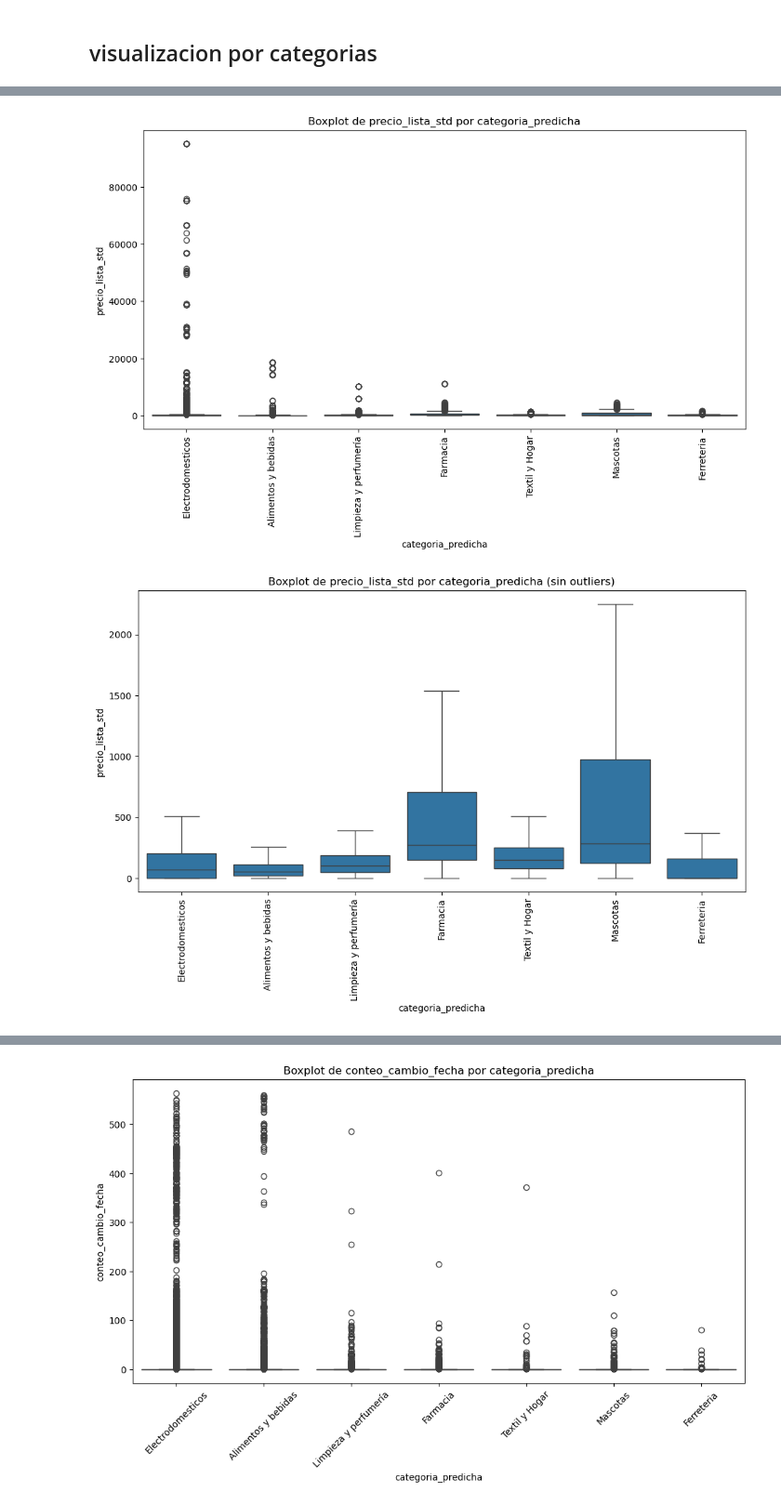
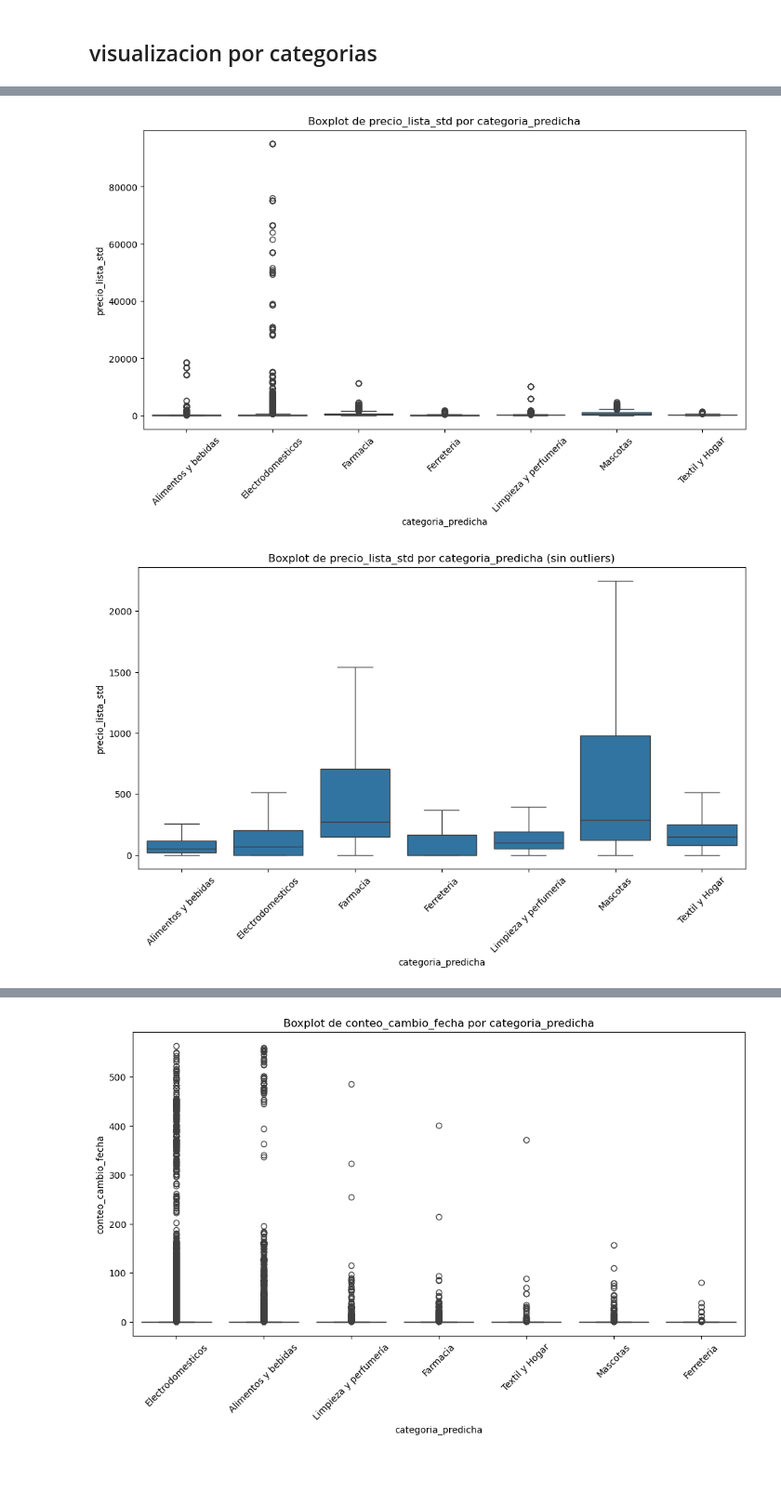
Before and after one commit to MMarck/AdD_proyecto, a Jupyter notebook: proyecto.ipynb, the cells around one changed output, grey strips where cells are left out. Shown at 93% size. Drawn from its saved outputs; the diff is of its cells as text; code cells hidden in the pictures; blank space fills up the shorter version.

```diff
--- a/proyecto.ipynb
+++ b/proyecto.ipynb
@@ -51,7 +51,7 @@ sucursales_df = pd.read_csv(sucursales_path, sep='|', header=0)
 sucursales_df = sucursales_df.iloc[:-1, :]
 # %%
 # Leer el archivo Parquet con categorias creadas adecuadamente
-dataset_path = "datos/parquets/productos_total_corregido.parquet"
+dataset_path = "datos/parquets/productos_total_categorizado_balanceado.parquet"
 df_parquet = pd.read_parquet(dataset_path)
 # %%
 # agregar sucursarles y columnas de cambios al dataframe parquet
@@ -77,7 +77,7 @@ tipos_de_datos = {
     "productos_descripcion": str,
     "productos_cantidad_presentacion": np.float64,
     "productos_unidad_medida_presentacion": str,
-    "productos_marca": str,
+    "productos_marca": 'category',
     "productos_precio_lista": np.float64,
     "productos_precio_referencia": np.float64,
     "productos_cantidad_referencia": np.float64,
@@ -332,34 +364,34 @@ plt.show()
 # %%
 # Boxplot por categoria_predicha
 plt.figure(figsize=(12, 6))
 sns.boxplot(x='categoria_predicha', y='precio_lista_std', data=p1_df)
 plt.title('Boxplot de precio_lista_std por categoria_predicha')
 plt.xlabel('categoria_predicha')
 plt.ylabel('precio_lista_std')
-plt.xticks(rotation=90)
+plt.xticks(rotation=45)
 plt.show()
 
 # Boxplot por categoria_predicha
 plt.figure(figsize=(12, 6))
 sns.boxplot(x='categoria_predicha', y='precio_lista_std', data=p1_df, showfliers=False)
 plt.title('Boxplot de precio_lista_std por categoria_predicha (sin outliers)')
 plt.xlabel('categoria_predicha')
 plt.ylabel('precio_lista_std')
-plt.xticks(rotation=90)
+plt.xticks(rotation=45)
 plt.show()
 
 precio_lista_std_por_categoria = p1_df.groupby('categoria_predicha')['precio_lista_std'].sum().reset_index()
 precio_lista_std_por_categoria.sort_values(by='precio_lista_std', ascending=False, inplace=True)
 
 # Crear el gráfico de línea
 plt.figure(figsize=(12, 6))
 sns.lineplot(data=precio_lista_std_por_categoria, x='categoria_predicha', y='precio_lista_std', marker='o')
 plt.title('Conteo de Cambios de Precio por Categoría')
 plt.xlabel('Categoría Predicha')
 plt.ylabel('Conteo de Cambios de Precio')
 plt.xticks(rotation=45)
 plt.grid(True)
 plt.show()
 # %% [output]
-[figure, old version]
+[figure, new version]
-[figure, old version]
+[figure, new version]
```
Also changed, not shown: parts of 24 cells of this notebook, 10 other files.
